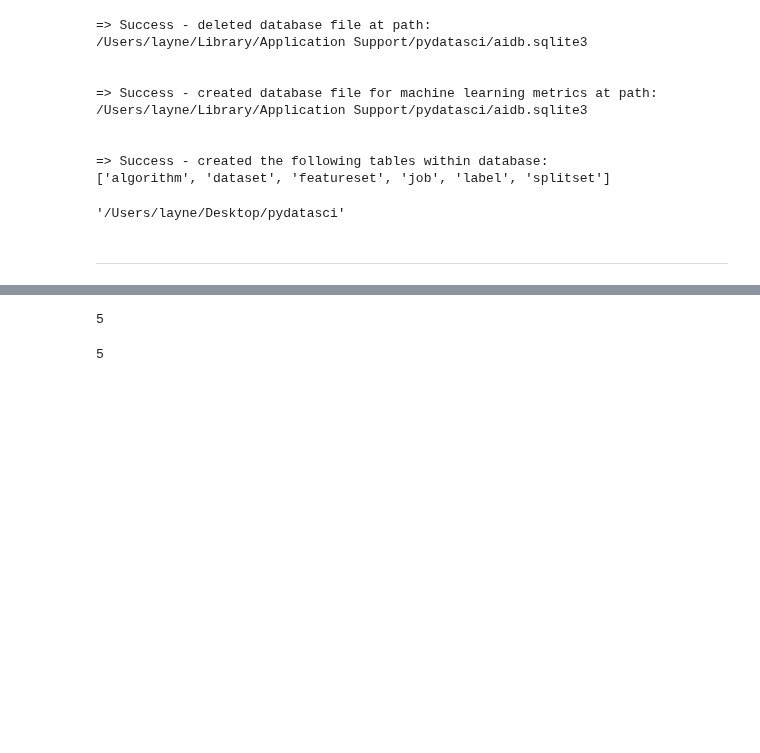
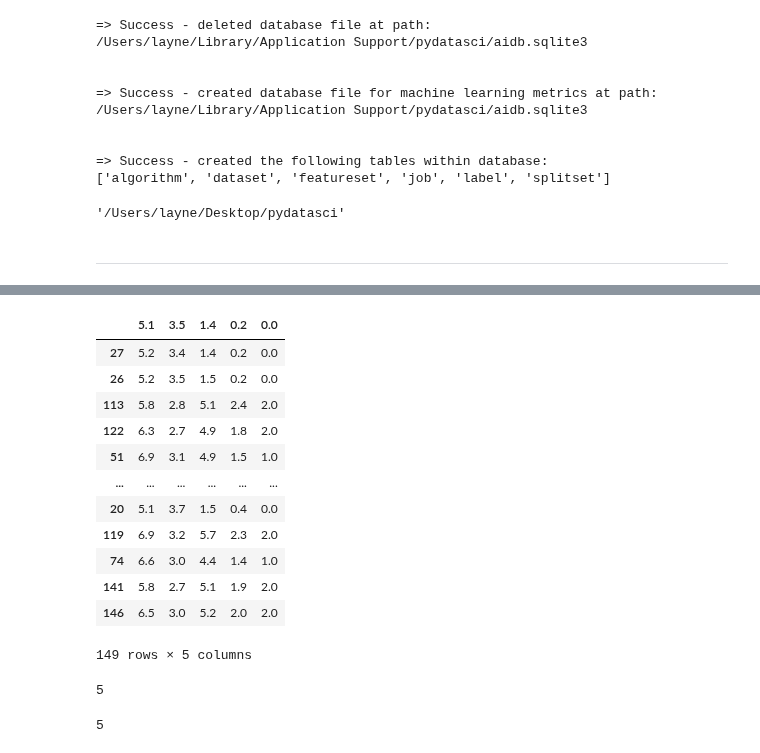
Before and after one commit to pydatasci-repos/pydatasci, a Jupyter notebook: test.ipynb, the cells around one changed output, grey strips where cells are left out. Saved outputs shown, nothing was run; the diff lists cells and outputs as text; code cells hidden in the pictures; blank space fills up the shorter version.

```diff
--- a/test.ipynb
+++ b/test.ipynb
@@ -26,3 +44,19 @@ os.getcwd()
+# %%
+utils.shuffle(df)
+# %% [output]
+|  | 5.1 | 3.5 | 1.4 | 0.2 | 0.0 |
+| 27 | 5.2 | 3.4 | 1.4 | 0.2 | 0.0 |
+| 26 | 5.2 | 3.5 | 1.5 | 0.2 | 0.0 |
+| 113 | 5.8 | 2.8 | 5.1 | 2.4 | 2.0 |
+| 122 | 6.3 | 2.7 | 4.9 | 1.8 | 2.0 |
+| 51 | 6.9 | 3.1 | 4.9 | 1.5 | 1.0 |
+| ... | ... | ... | ... | ... | ... |
+| 20 | 5.1 | 3.7 | 1.5 | 0.4 | 0.0 |
+| 119 | 6.9 | 3.2 | 5.7 | 2.3 | 2.0 |
+| 74 | 6.6 | 3.0 | 4.4 | 1.4 | 1.0 |
+| 141 | 5.8 | 2.7 | 5.1 | 1.9 | 2.0 |
+| 146 | 6.5 | 3.0 | 5.2 | 2.0 | 2.0 |
+149 rows × 5 columns
 # %%
 df = pd.read_csv('iris_noCols.csv')
 # %%
```
Also changed, not shown: parts of 3 cells of this notebook, 1 other file.
